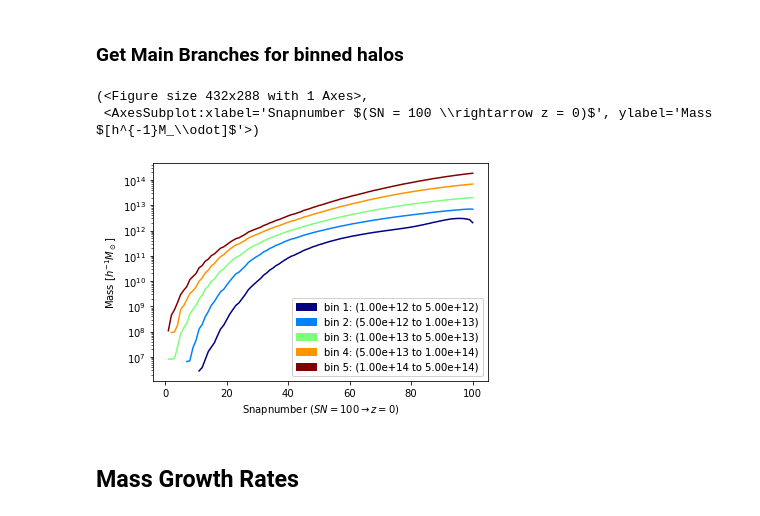
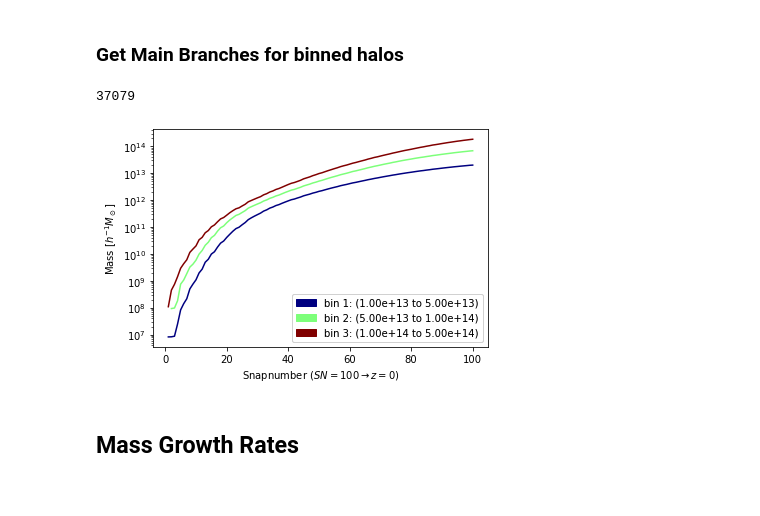
Before and after one commit to acossairt/fossil_groups, a Jupyter notebook: Haccytrees.ipynb, the cells around one changed output. Cells and saved outputs as stored; diff of their text form; code cells hidden in the pictures.

```diff
--- a/Haccytrees.ipynb
+++ b/Haccytrees.ipynb
@@ -177,16 +177,17 @@ help_func_haccytrees.plot_evol(mainbranch_mass, x_axis = xaxis)
 # %% [markdown]
 ### Get Main Branches for binned halos
 # %%
-mbins = [1e12, 5e12, 1e13, 5e13, 1e14, 5e14]
+#mbins = [1e12, 5e12, 1e13, 5e13, 1e14, 5e14]
+mbins = [1e13, 5e13, 1e14, 5e14]
 target_idx = help_func_haccytrees.bin_halos(forest, mbins)
-mainbranch_binned_index, mainbranch_binned_masses = help_func_haccytrees.get_branches_binned(target_idx, forest, snap = 100)
+print(len(target_idx[0]))
+mainbranch_binned_index, mainbranch_binned_masses = help_func_haccytrees.get_binned_branches(target_idx, forest, snap = 100)
 mainbranch_avg_masses = help_func_haccytrees.avg_mass_bins(mainbranch_binned_masses, mbins)
 xaxis = 'snap_nums'
-help_func_haccytrees.plot_evol(mainbranch_avg_masses, bins = mbins, avg = True, x_axis = xaxis)
+fig, ax = help_func_haccytrees.plot_evol(mainbranch_avg_masses, bins = mbins, avg = True, x_axis = xaxis)
 # %% [output]
-(<Figure size 432x288 with 1 Axes>,
- <AxesSubplot:xlabel='Snapnumber $(SN = 100 \\rightarrow z = 0)$', ylabel='Mass $[h^{-1}M_\\odot]$'>)
+37079
-[figure, old version]
+[figure, new version]
 # %%
 fig.savefig("haccy_mass_evol_binned.png")
 # %% [markdown]
```
Also changed, not shown: parts of 30 cells of this notebook, 8 other files.
